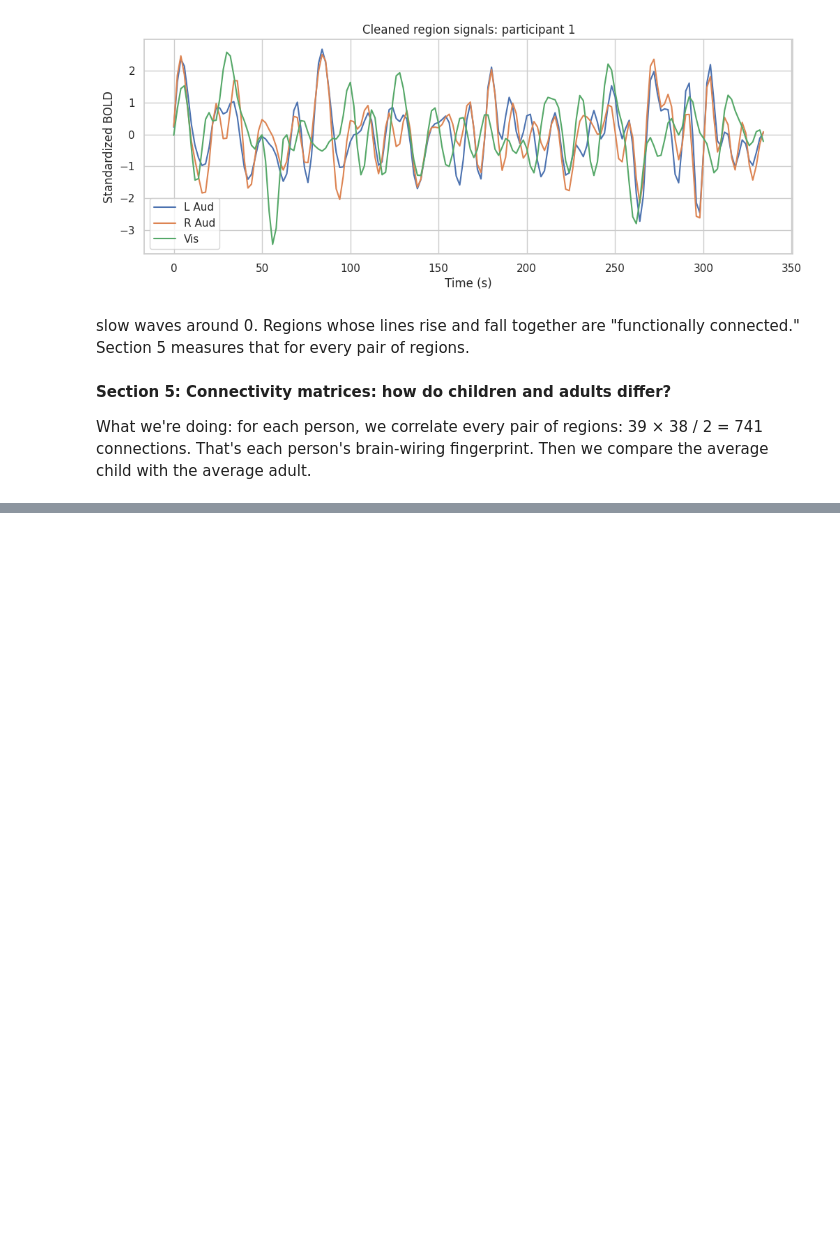
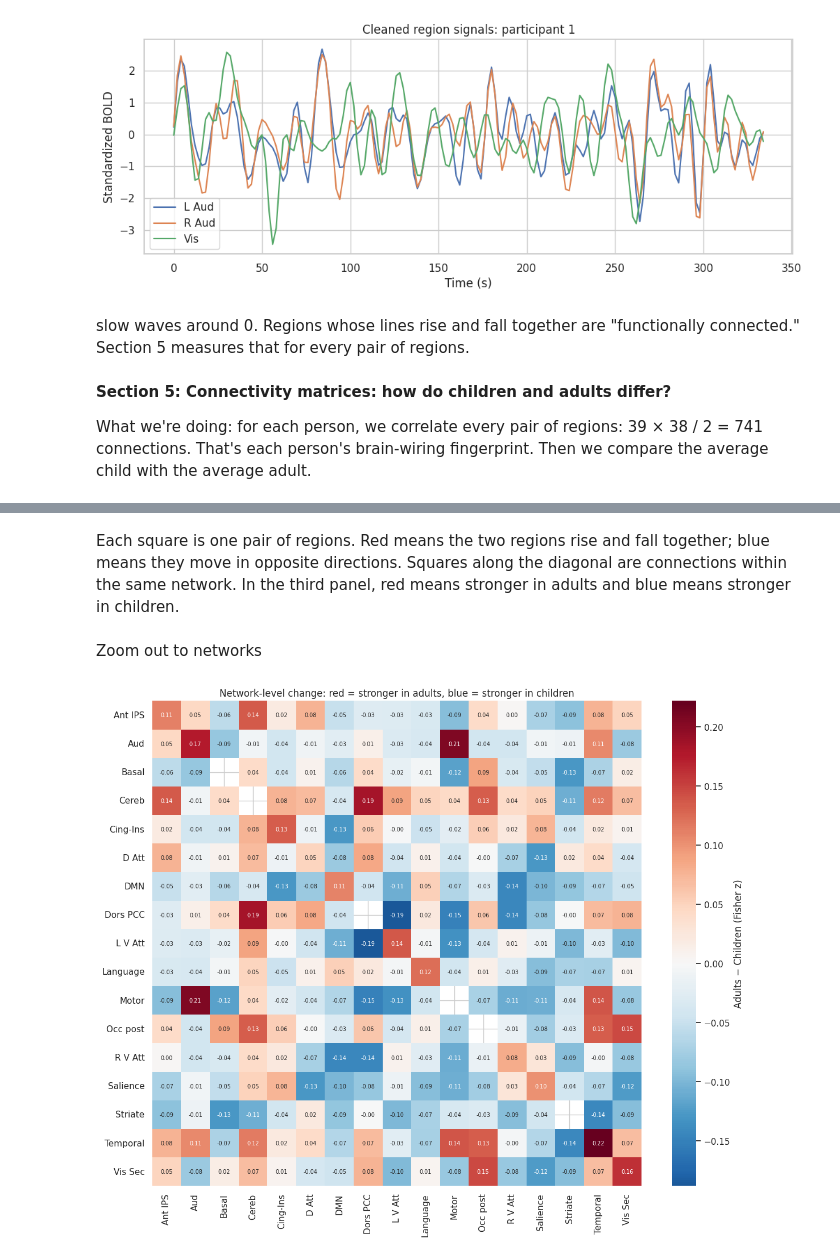
Before and after one commit to Leena2403/Brain_Network_Development_fMRI, a Jupyter notebook: Brain_Network_Development_fMRI.ipynb, the cells around one changed output, grey strips where cells are left out. Cells and saved outputs as stored; diff of their text form; code cells hidden in the pictures; blank space fills up the shorter version.

```diff
--- a/Brain_Network_Development_fMRI.ipynb
+++ b/Brain_Network_Development_fMRI.ipynb
@@ -342,0 +364,28 @@ What we're doing: for each person, we correlate every pair of regions: 39 × 38
+# %% [markdown]
+Each square is one pair of regions. Red means the two regions rise and fall together; blue means they move in opposite directions. Squares along the diagonal are connections within the same network. In the third panel, red means stronger in adults and blue means stronger in children.
+# %% [markdown]
+Zoom out to networks
+# %%
+net_names = list(dict.fromkeys(networks[order]))   # network names in plot order
+
+def network_summary(mat):
+    """Average connectivity within and between each pair of networks."""
+    out = pd.DataFrame(index=net_names, columns=net_names, dtype=float)
+    for a in net_names:
+        for b in net_names:
+            ia, ib = np.where(networks == a)[0], np.where(networks == b)[0]
+            block = mat[np.ix_(ia, ib)]
+            if a == b:   # within a network: drop self-connections
+                block = block[~np.eye(len(ia), dtype=bool)]
+            out.loc[a, b] = block.mean() if block.size else np.nan
+    return out
+
+net_diff = network_summary(z_mats[~is_child].mean(0)) - network_summary(z_mats[is_child].mean(0))
+
+plt.figure(figsize=(12, 10))
+sns.heatmap(net_diff, cmap="RdBu_r", center=0, annot=True, fmt=".2f", annot_kws={"size": 7},
+            cbar_kws={"label": "Adults − Children (Fisher z)"})
+plt.title("Network-level change: red = stronger in adults, blue = stronger in children")
+plt.tight_layout(); plt.show()
+# %% [output]
+[figure, added]
```
Also changed, not shown: parts of 23 cells of this notebook.
